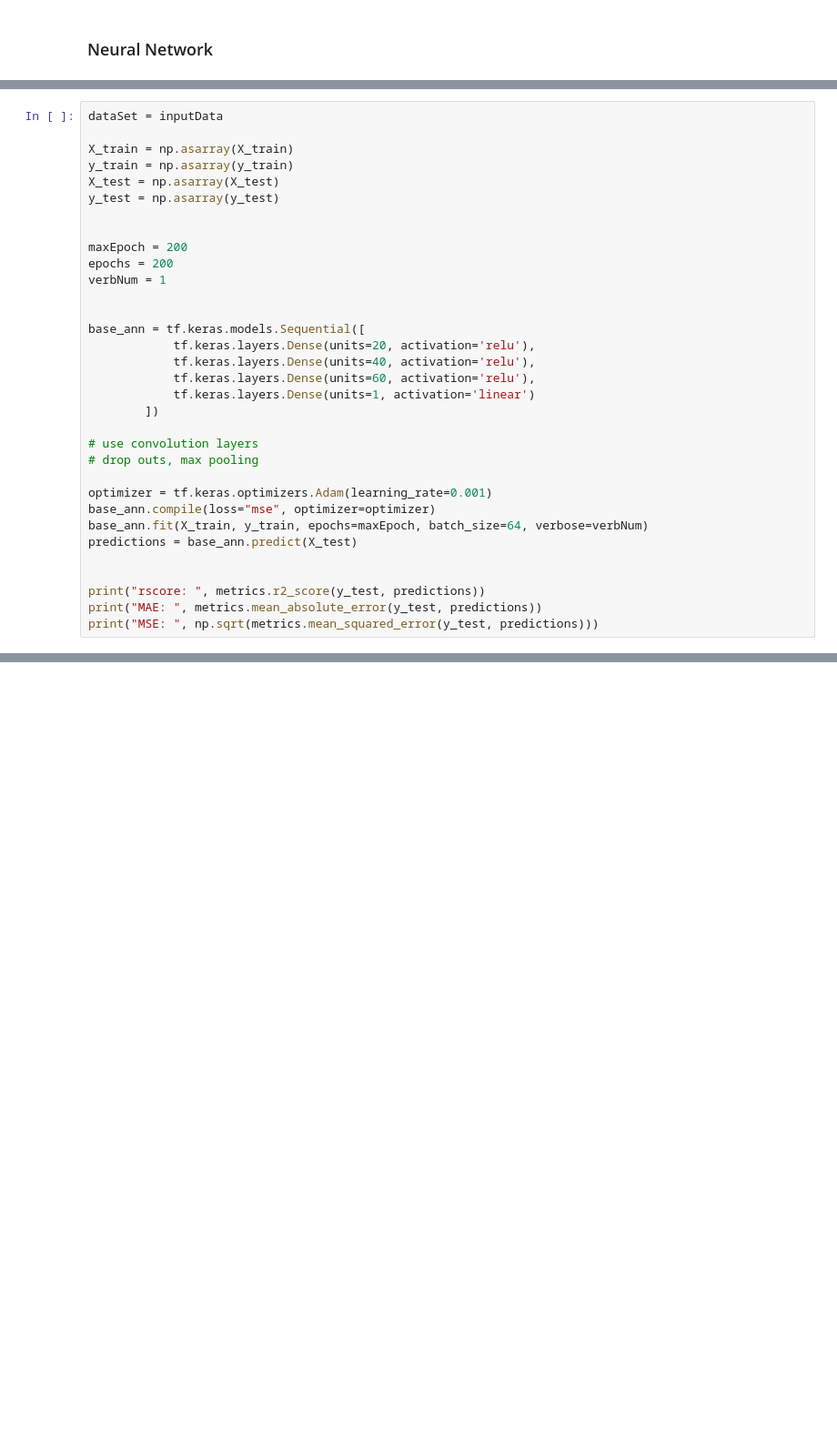
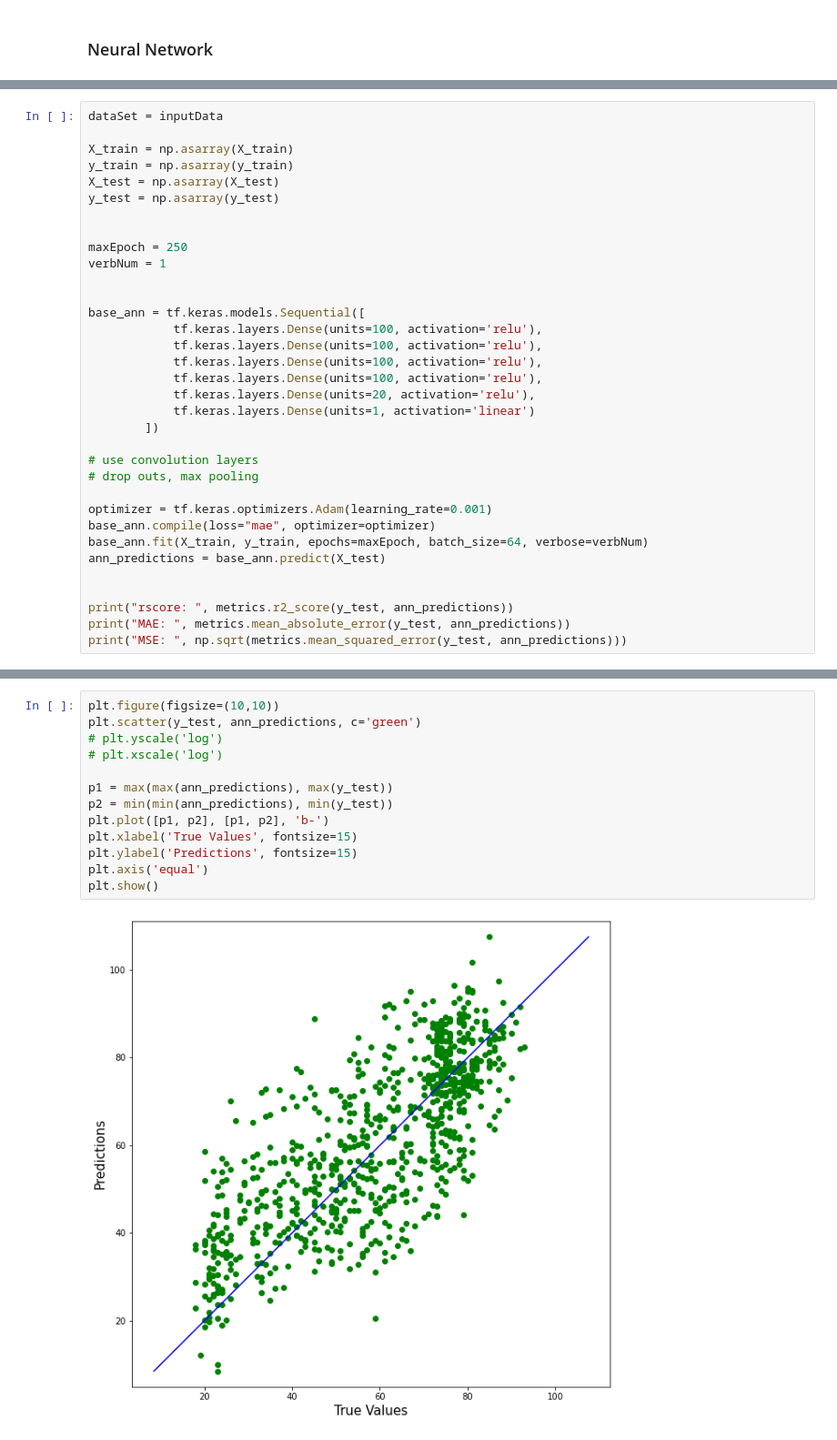
Before and after one commit to emilyzk/BMEN415_Group3, a Jupyter notebook: agam/Regression_Models_Aulakh.ipynb, the cells around one changed output, grey strips where cells are left out. Shown at 91% size. Drawn from its saved outputs; the diff is of its cells as text; blank space fills up the shorter version.

```diff
--- a/agam/Regression_Models_Aulakh.ipynb
+++ b/agam/Regression_Models_Aulakh.ipynb
@@ -126,15 +125,16 @@ X_test = np.asarray(X_test)
 y_test = np.asarray(y_test)
 
 
-maxEpoch = 200
-epochs = 200
+maxEpoch = 250
 verbNum = 1
 
 
 base_ann = tf.keras.models.Sequential([
+            tf.keras.layers.Dense(units=100, activation='relu'),
+            tf.keras.layers.Dense(units=100, activation='relu'),
+            tf.keras.layers.Dense(units=100, activation='relu'),
+            tf.keras.layers.Dense(units=100, activation='relu'),
             tf.keras.layers.Dense(units=20, activation='relu'),
-            tf.keras.layers.Dense(units=40, activation='relu'),
-            tf.keras.layers.Dense(units=60, activation='relu'),
             tf.keras.layers.Dense(units=1, activation='linear')
         ])
 
@@ -142,13 +142,13 @@ base_ann = tf.keras.models.Sequential([
 # drop outs, max pooling
 
 optimizer = tf.keras.optimizers.Adam(learning_rate=0.001)
-base_ann.compile(loss="mse", optimizer=optimizer)
+base_ann.compile(loss="mae", optimizer=optimizer)
 base_ann.fit(X_train, y_train, epochs=maxEpoch, batch_size=64, verbose=verbNum)
-predictions = base_ann.predict(X_test)
+ann_predictions = base_ann.predict(X_test)
 
 
-print("rscore: ", metrics.r2_score(y_test, predictions))
-print("MAE: ", metrics.mean_absolute_error(y_test, predictions))
-print("MSE: ", np.sqrt(metrics.mean_squared_error(y_test, predictions)))
+print("rscore: ", metrics.r2_score(y_test, ann_predictions))
+print("MAE: ", metrics.mean_absolute_error(y_test, ann_predictions))
+print("MSE: ", np.sqrt(metrics.mean_squared_error(y_test, ann_predictions)))
 # %% [output]
 Train on 3380 samples
@@ -170,0 +171,15 @@ MSE:  60.43555346529464
+# %%
+plt.figure(figsize=(10,10))
+plt.scatter(y_test, ann_predictions, c='green')
+# plt.yscale('log')
+# plt.xscale('log')
+
+p1 = max(max(ann_predictions), max(y_test))
+p2 = min(min(ann_predictions), min(y_test))
+plt.plot([p1, p2], [p1, p2], 'b-')
+plt.xlabel('True Values', fontsize=15)
+plt.ylabel('Predictions', fontsize=15)
+plt.axis('equal')
+plt.show()
+# %% [output]
+[figure, added]
```
Also changed, not shown: parts of 3 cells of this notebook.
